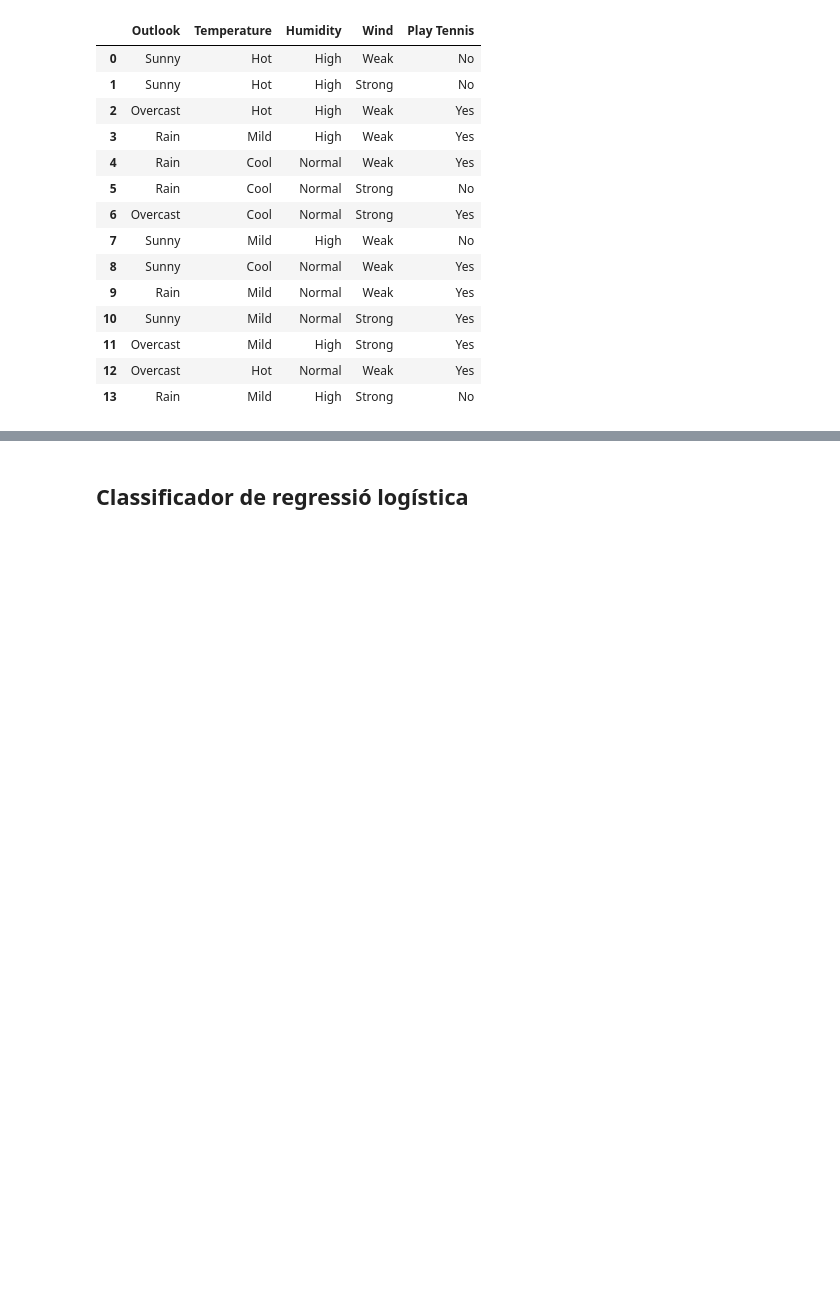
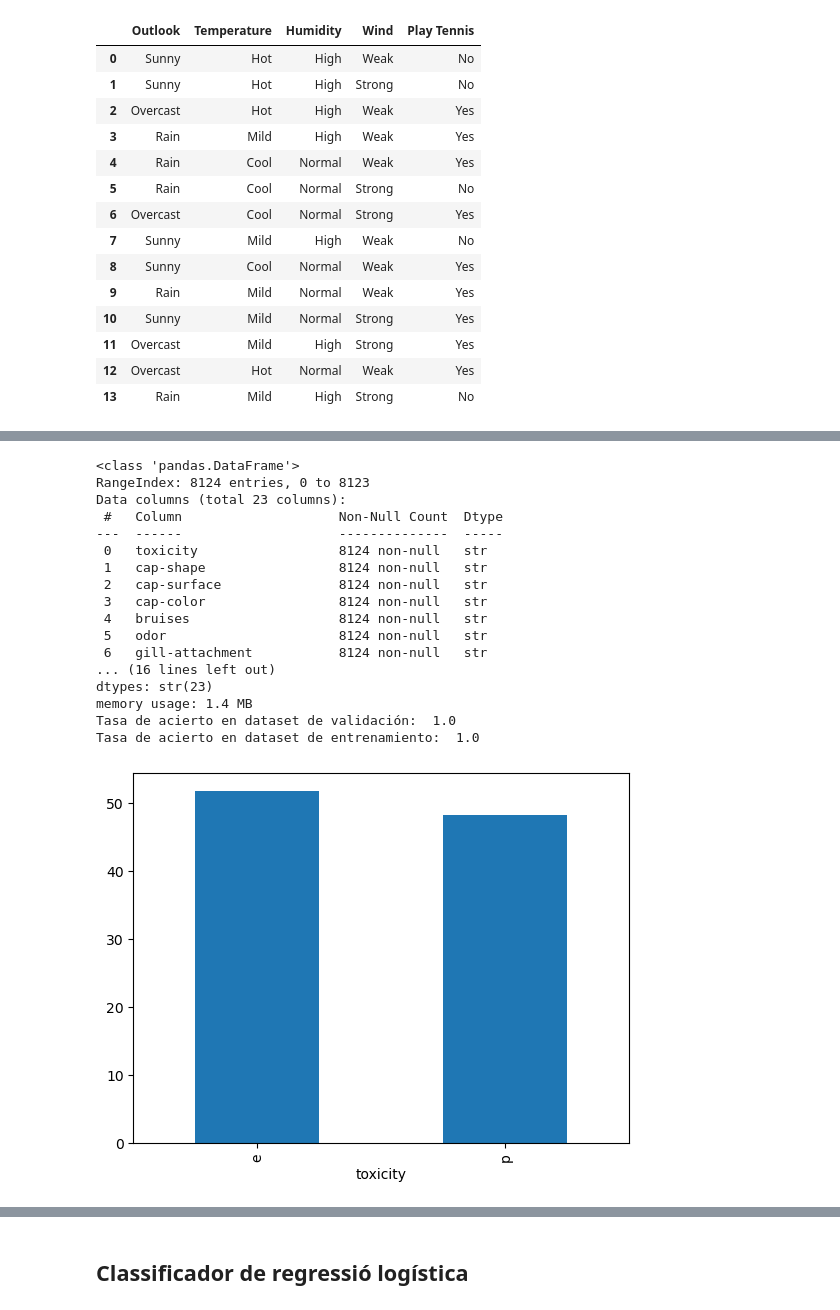
Before and after one commit to xxjcaxx/Disseny-i-avaluacio-de-models, a Jupyter notebook: apunts/documents/classificació.ipynb, the cells around one changed output, grey strips where cells are left out. Saved outputs shown, nothing was run; the diff lists cells and outputs as text; code cells hidden in the pictures; blank space fills up the shorter version.

```diff
--- a/apunts/documents/classificació.ipynb
+++ b/apunts/documents/classificació.ipynb
@@ -356,0 +490,64 @@ df
+# %%
+import pandas as pd
+from sklearn.model_selection import train_test_split
+from sklearn.preprocessing import LabelEncoder
+from sklearn.tree import DecisionTreeClassifier
+from sklearn.metrics import accuracy_score
+# Carga de datos
+df = pd.read_csv('https://archive.ics.uci.edu/ml/machine-learning-databases/mushroom/agaricus-lepiota.data',
+names=['toxicity', 'cap-shape', 'cap-surface', 'cap-color', 'bruises', 'odor',
+'gill-attachment', 'gill-spacing', 'gill-size', 'gill-color', 'stalk-shape',
+'stalk-root', 'stalk-surface-above-ring', 'stalk-surface-below-ring',
+'stalk-color-above-ring', 'stalk-color-below-ring', 'veil-type', 'veil-color',
+'ring-number', 'ring-type', 'spore-print-color', 'population', 'habitat'],
+na_values = '?'
+)
+df.info()
+# Solo hay nulos en stalk-root, y hay muchos. Pero se puede usar como atributo predictor
+# con DecisionTreeClassifier.
+# Variable target: toxicity
+# Valores:
+# 'e': comestible (edible)
+# 'p': venenosa (poisonous)
+target = 'toxicity'
+(100*df[target].value_counts()/df.shape[0]).sort_index().plot(kind='bar')
+df_orig = df.copy()
+# No hace falta eliminar atributo 'stalk-root' con valores por defecto para el
+# constructor de DecisionTreeClassifier.
+# df.drop(['stalk-root'], axis=1, inplace = True)
+# Recodificar todos los atributos predictores como numéricos.
+# RegressionTreeClassifier solo admite atributos predictores con valores numéricos.
+for atrib in df.columns:
+    if atrib != target:
+        df[atrib] = LabelEncoder().fit_transform(df[atrib].values)
+# Creación y entrenamiento y validación del clasificador
+x = df.drop([target], axis=1)
+y = df[target]
+RANDOM_SEED = 134
+x_train, x_test, y_train, y_test = train_test_split(x, y, train_size=0.8,
+random_state=RANDOM_SEED)
+clf = DecisionTreeClassifier()
+clf.fit(x_train, y_train)
+acc_rate_train = accuracy_score(y_test, clf.predict(x_test))
+print("Tasa de acierto en dataset de validación: ", acc_rate_train)
+acc_rate_valid = accuracy_score(y_train, clf.predict(x_train))
+print("Tasa de acierto en dataset de entrenamiento: ", acc_rate_valid)
+# %% [output]
+<class 'pandas.DataFrame'>
+RangeIndex: 8124 entries, 0 to 8123
+Data columns (total 23 columns):
+ #   Column                    Non-Null Count  Dtype
+---  ------                    --------------  -----
+ 0   toxicity                  8124 non-null   str
+ 1   cap-shape                 8124 non-null   str
+ 2   cap-surface               8124 non-null   str
+ 3   cap-color                 8124 non-null   str
+ 4   bruises                   8124 non-null   str
+ 5   odor                      8124 non-null   str
+ 6   gill-attachment           8124 non-null   str
+... (16 lines left out)
+dtypes: str(23)
+memory usage: 1.4 MB
+Tasa de acierto en dataset de validación:  1.0
+Tasa de acierto en dataset de entrenamiento:  1.0
+[figure, added]
```
Also changed, not shown: parts of 9 cells of this notebook.
